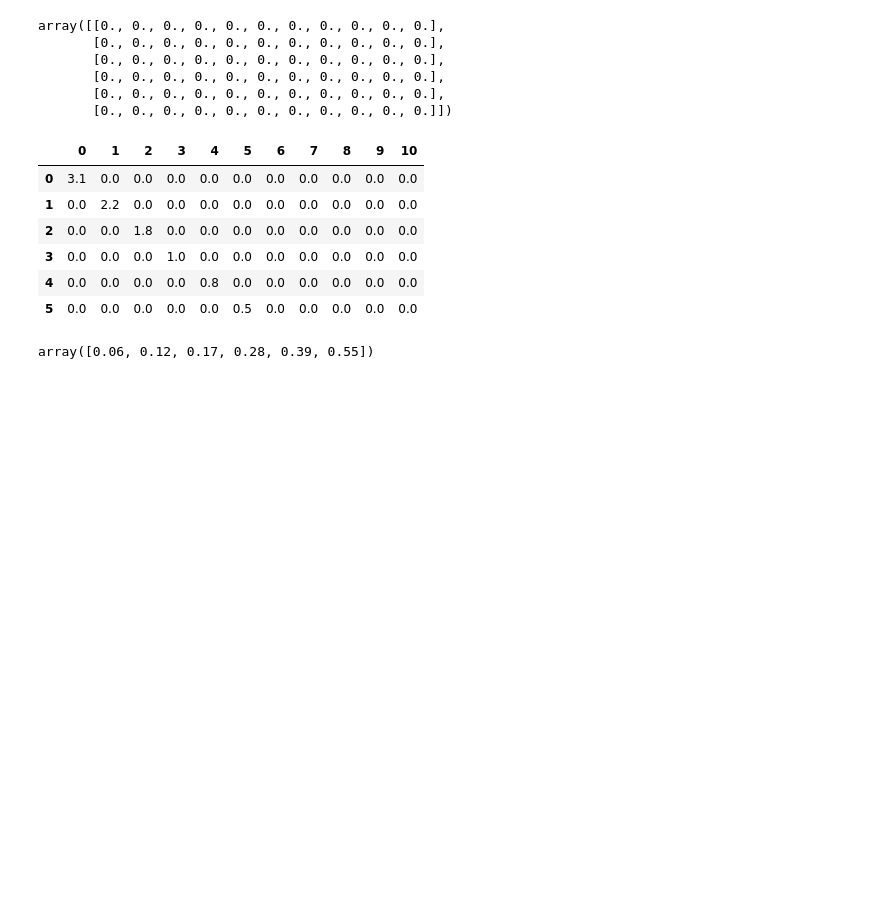
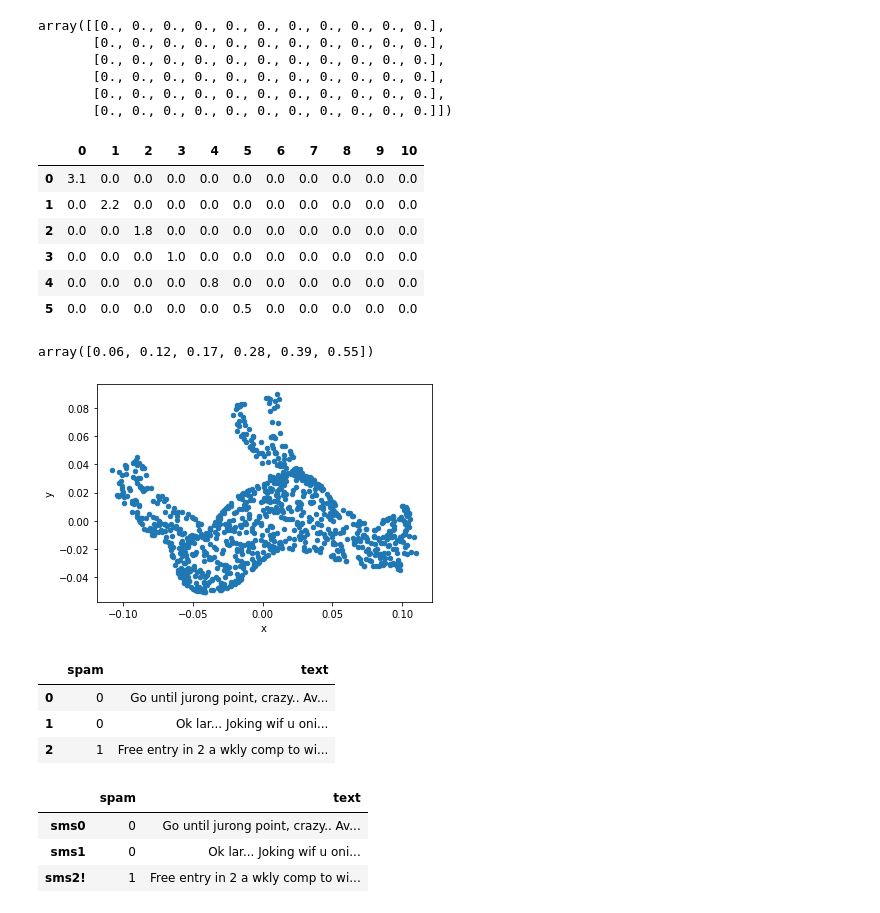
Before and after one commit to jaekyoungkim/nlp_in_action, a Jupyter notebook: 자연어처리인액션.ipynb, the cells around one changed output. Cells and saved outputs as stored; diff of their text form; code cells hidden in the pictures; blank space fills up the shorter version.

```diff
--- a/자연어처리인액션.ipynb
+++ b/자연어처리인액션.ipynb
@@ -2093,0 +2100,38 @@ array([0.06, 0.12, 0.17, 0.28, 0.39, 0.55])
+# %%
+import pandas as pd
+pd.set_option('display.max_columns', 6) # 지면에 맞게 출력
+from sklearn.decomposition import PCA
+import seaborn
+from matplotlib import pyplot as plt
+from nlpia.data.loaders import get_data
+
+df = get_data('pointcloud').sample(1000)
+pca = PCA(n_components=2)
+df2d = pd.DataFrame(pca.fit_transform(df) , columns = list('xy'))
+df2d.plot(kind='scatter', x='x',y='y')
+plt.show()
+# %% [output]
+[figure, added]
+# %%
+# nlp에 svd적용하기
+# 실제 예제 : 5000개의 문자/스팸 구분
+import pandas as pd
+from nlpia.data.loaders import get_data
+pd.options.display.width = 120
+sms = get_data('sms-spam')
+index  =  ['sms{}{}'.format(i, '!'*j) for (i,j) in zip(range(len(sms)), sms.spam)]
+sms.head(3)
+# %% [output]
+|  | spam | text |
+| 0 | 0 | Go until jurong point, crazy.. Av... |
+| 1 | 0 | Ok lar... Joking wif u oni... |
+| 2 | 1 | Free entry in 2 a wkly comp to wi... |
+# %%
+sms.index = index
+
+sms.head(3)
+# %% [output]
+|  | spam | text |
+| sms0 | 0 | Go until jurong point, crazy.. Av... |
+| sms1 | 0 | Ok lar... Joking wif u oni... |
+| sms2! | 1 | Free entry in 2 a wkly comp to wi... |
```
Also changed, not shown: parts of 26 cells of this notebook.
